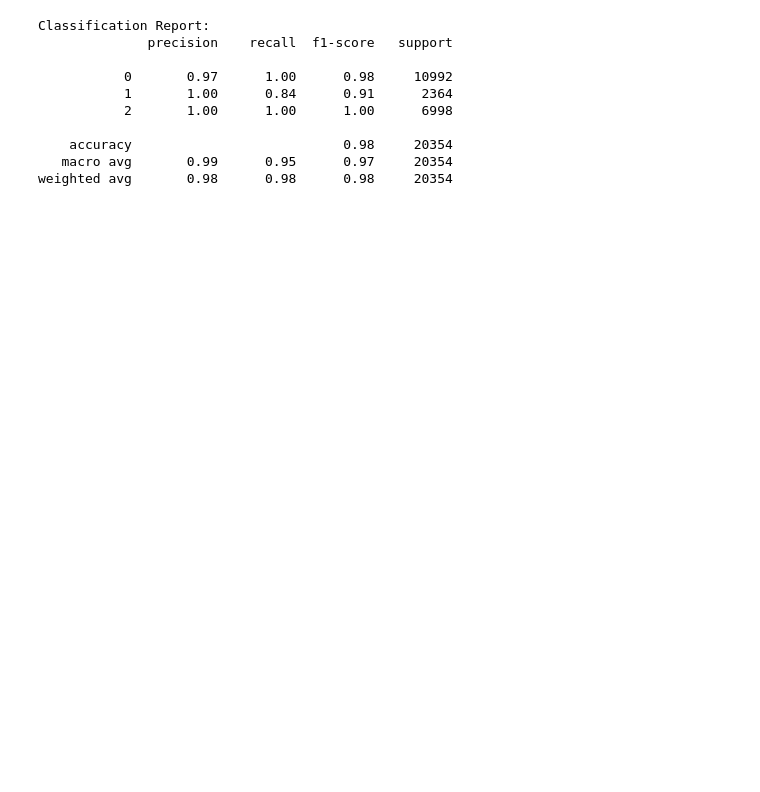
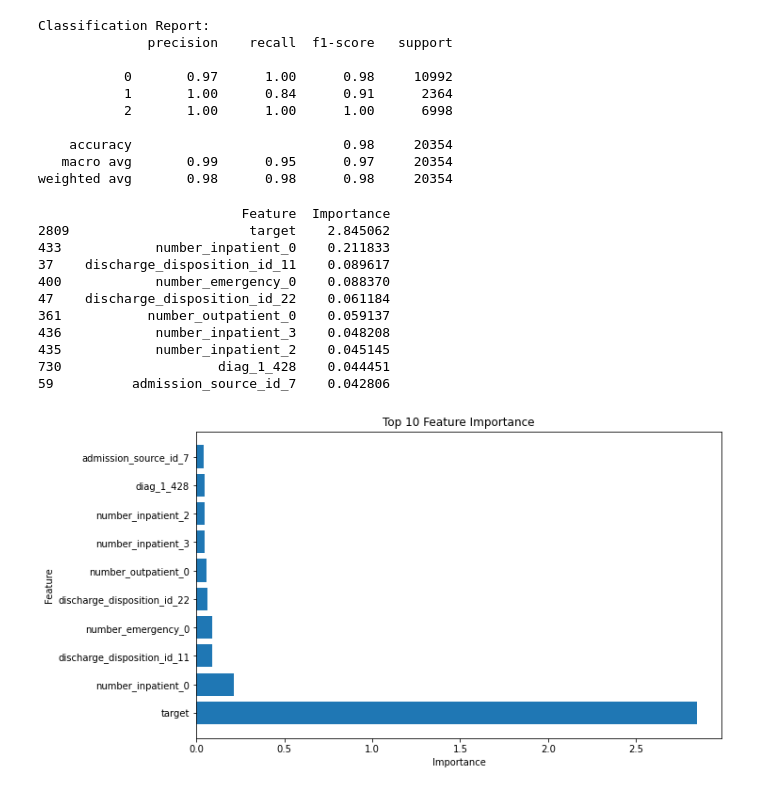
Before and after one commit to ReuvenDerner/MSDS_QuantifyingTheWorld, a Jupyter notebook: Case Study Two.ipynb, the cells around one changed output. Saved outputs shown, nothing was run; the diff lists cells and outputs as text; code cells hidden in the pictures; blank space fills up the shorter version.

```diff
--- a/Case Study Two.ipynb
+++ b/Case Study Two.ipynb
@@ -610,24 +618,37 @@ Classification Report:
    macro avg       0.99      0.95      0.97     20354
 weighted avg       0.98      0.98      0.98     20354
 # %%
-
-# Get feature importances
-feature_importances = best_logistic_regression_model.feature_importances_
+# Get feature importances (coefficients) from the best model
+feature_importances = np.abs(best_logistic_regression_model.coef_[0])
 
 feature_importance_df = pd.DataFrame({'Feature': x.columns, 'Importance': feature_importances})
 
 # Sort the DataFrame by importance in descending order
 feature_importance_df = feature_importance_df.sort_values(by='Importance', ascending=False)
 
-# Print or visualize the feature importances
-print(feature_importance_df)
+# Select the top 10 most important features
+top_10_features = feature_importance_df.head(10)
 
-# Create a bar plot of feature importances
+# Print or visualize the top 10 feature importances
+print(top_10_features)
+
+# Create a bar plot of the top 10 feature importances
 plt.figure(figsize=(10, 6))
-plt.barh(feature_importance_df['Feature'], feature_importance_df['Importance'])
+plt.barh(top_10_features['Feature'], top_10_features['Importance'])
 plt.xlabel('Importance')
 plt.ylabel('Feature')
-plt.title('Feature Importance')
-
-
+plt.title('Top 10 Feature Importance')
 plt.show()
+# %% [output]
+                          Feature  Importance
+2809                       target    2.845062
+433            number_inpatient_0    0.211833
+37    discharge_disposition_id_11    0.089617
+400            number_emergency_0    0.088370
+47    discharge_disposition_id_22    0.061184
+361           number_outpatient_0    0.059137
+436            number_inpatient_3    0.048208
+435            number_inpatient_2    0.045145
+730                    diag_1_428    0.044451
+59          admission_source_id_7    0.042806
+[figure, added]
```
Also changed, not shown: parts of 6 cells of this notebook.
